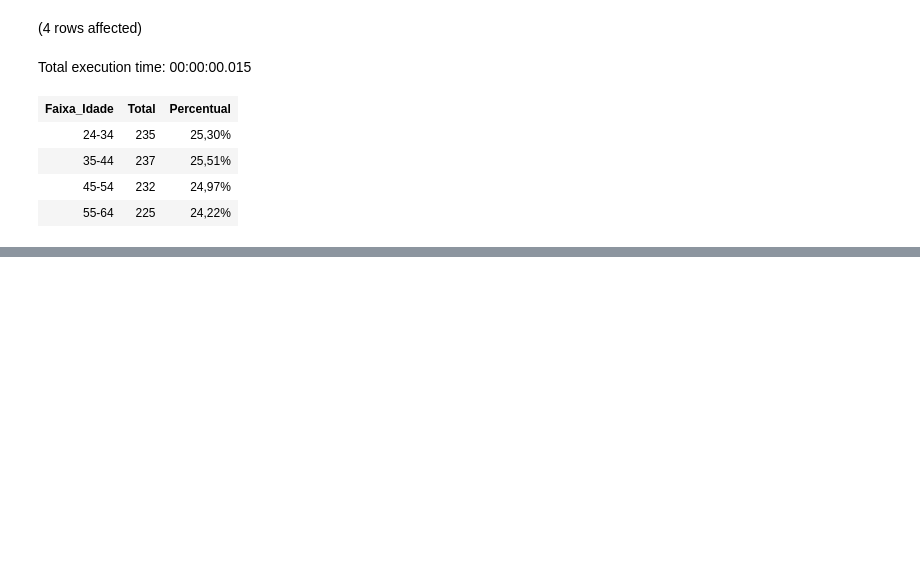
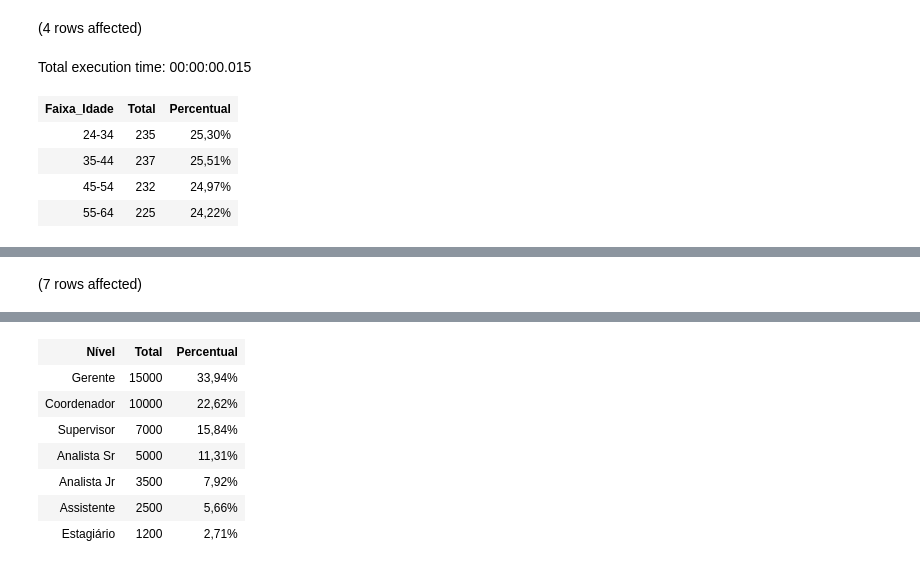
Before and after one commit to AlbertoFAraujo/SQL_People_analytics, a Jupyter notebook: people_analytics_EDA.ipynb, the cells around one changed output, grey strips where cells are left out. Cells and saved outputs as stored; diff of their text form; code cells hidden in the pictures; blank space fills up the shorter version.

```diff
--- a/people_analytics_EDA.ipynb
+++ b/people_analytics_EDA.ipynb
@@ -106,0 +166,11 @@ Total execution time: 00:00:00.015
+# %%
+--Salário médio por nível hierárquico
+SELECT
+    Nível,
+    AVG(Salário) AS Total,
+    FORMAT(1.0 *AVG(Salário)/SUM(AVG(Salário))OVER(), '0.00%') AS Percentual
+FROM baseRH_ativos
+GROUP BY Nível
+ORDER BY Total DESC
+# %% [output]
+(7 rows affected)
@@ -106,0 +178,8 @@ Total execution time: 00:00:00.015
+| Nível | Total | Percentual |
+| Gerente | 15000 | 33,94% |
+| Coordenador | 10000 | 22,62% |
+| Supervisor | 7000 | 15,84% |
+| Analista Sr | 5000 | 11,31% |
+| Analista Jr | 3500 | 7,92% |
+| Assistente | 2500 | 5,66% |
+| Estagiário | 1200 | 2,71% |
```
Also changed, not shown: parts of 6 cells of this notebook.
